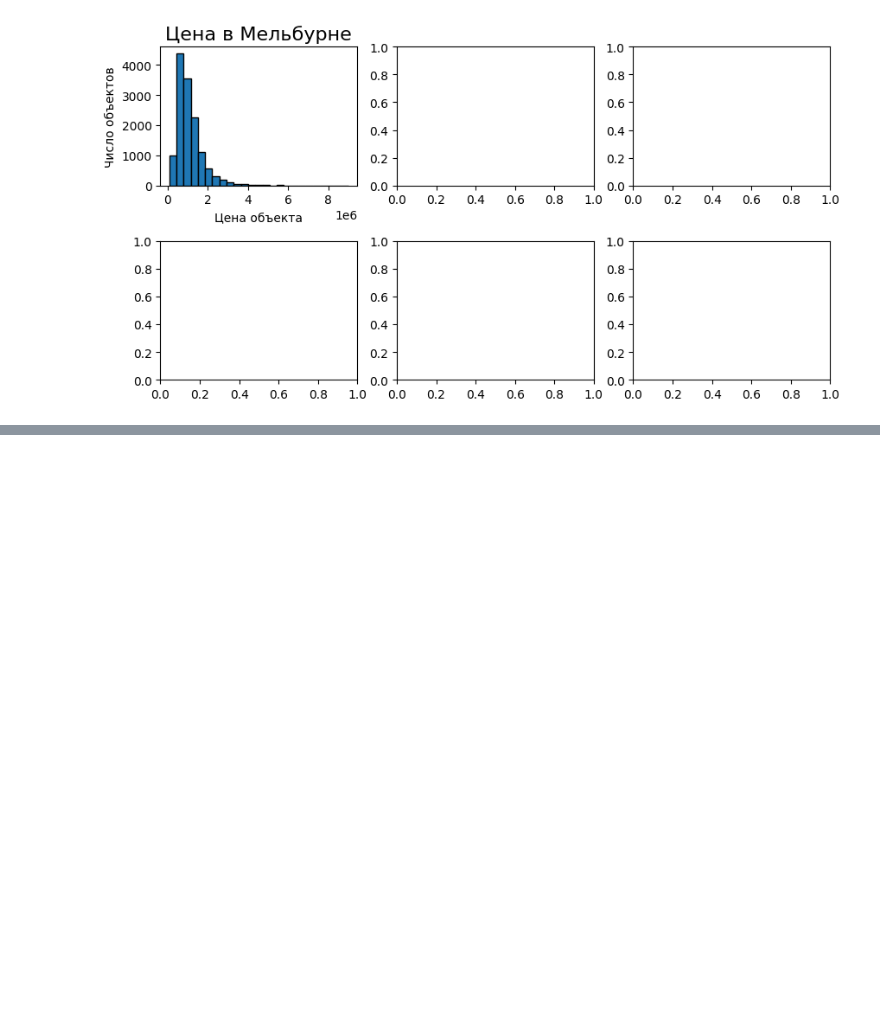
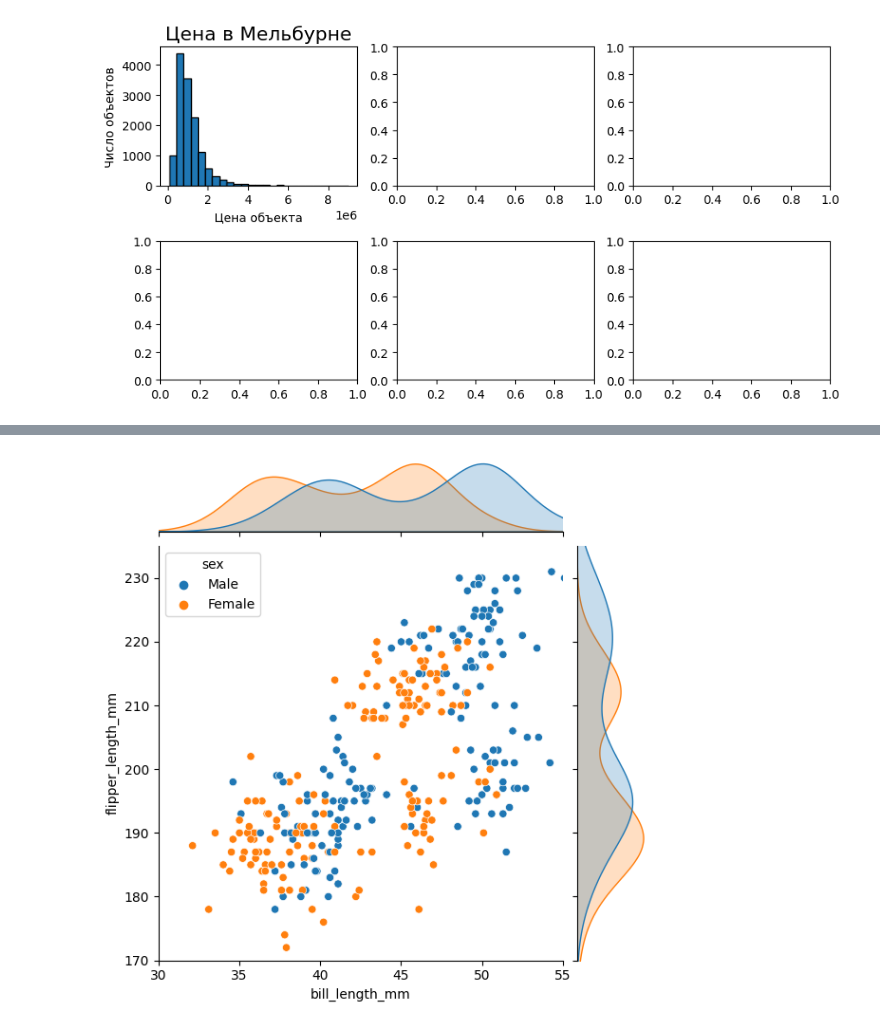
Before and after one commit to MazepaYuliya/SF_DS_3_0, a Jupyter notebook: Pandas_/Visualization.ipynb, the cells around one changed output, grey strips where cells are left out. Cells and saved outputs as stored; diff of their text form; code cells hidden in the pictures; blank space fills up the shorter version.

```diff
--- a/Pandas_/Visualization.ipynb
+++ b/Pandas_/Visualization.ipynb
@@ -325,0 +341,12 @@ axes[0][0].set_ylabel('Число объектов');
+# %%
+jointplot = sns.jointplot(
+    data=penguins_df,
+    x='bill_length_mm',
+    y='flipper_length_mm',
+    hue='sex',
+    xlim = (30, 55),
+    ylim = (170, 235),
+    height=6,
+);
+# %% [output]
+[figure, added]
```
Also changed, not shown: parts of 1 cell of this notebook, 1 other file.
